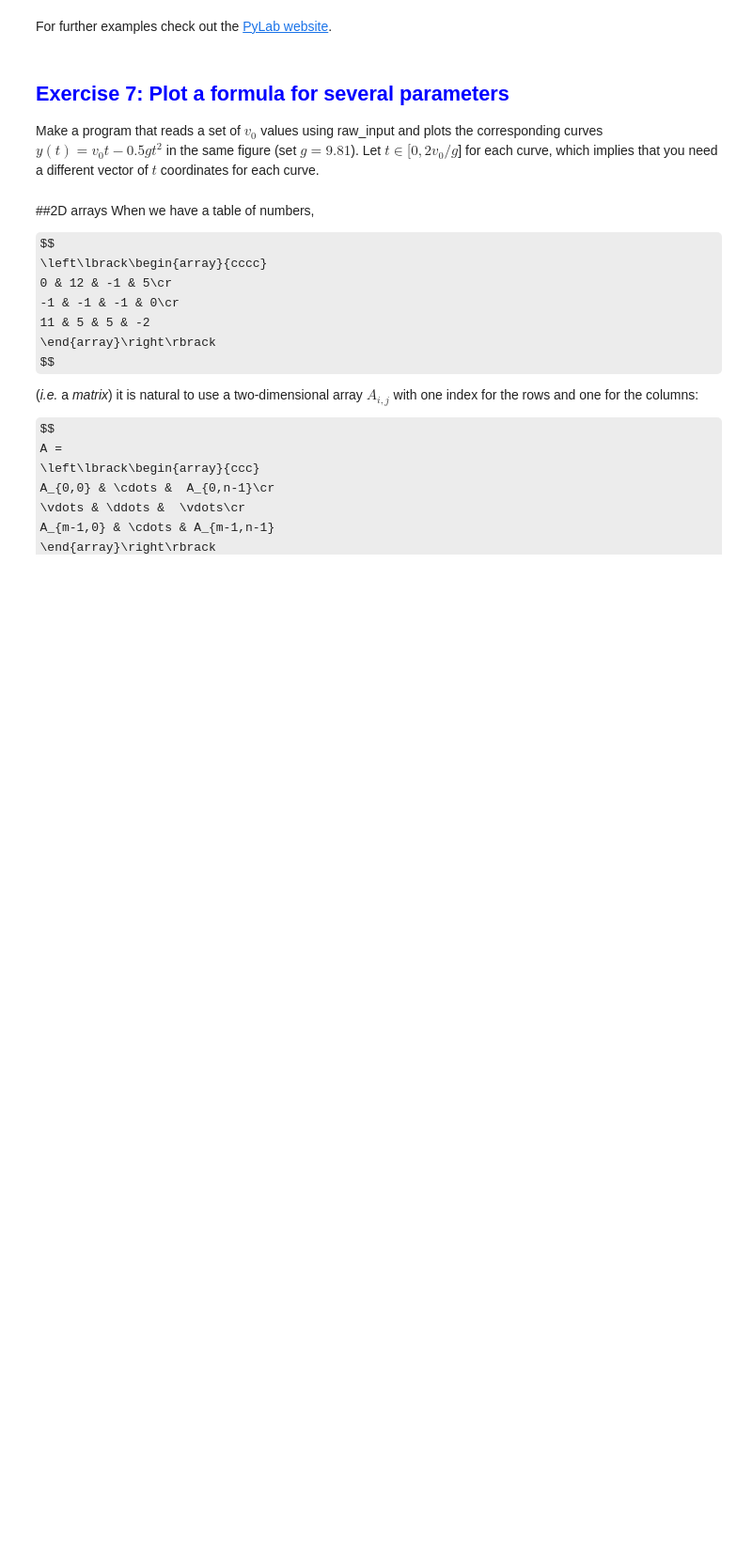
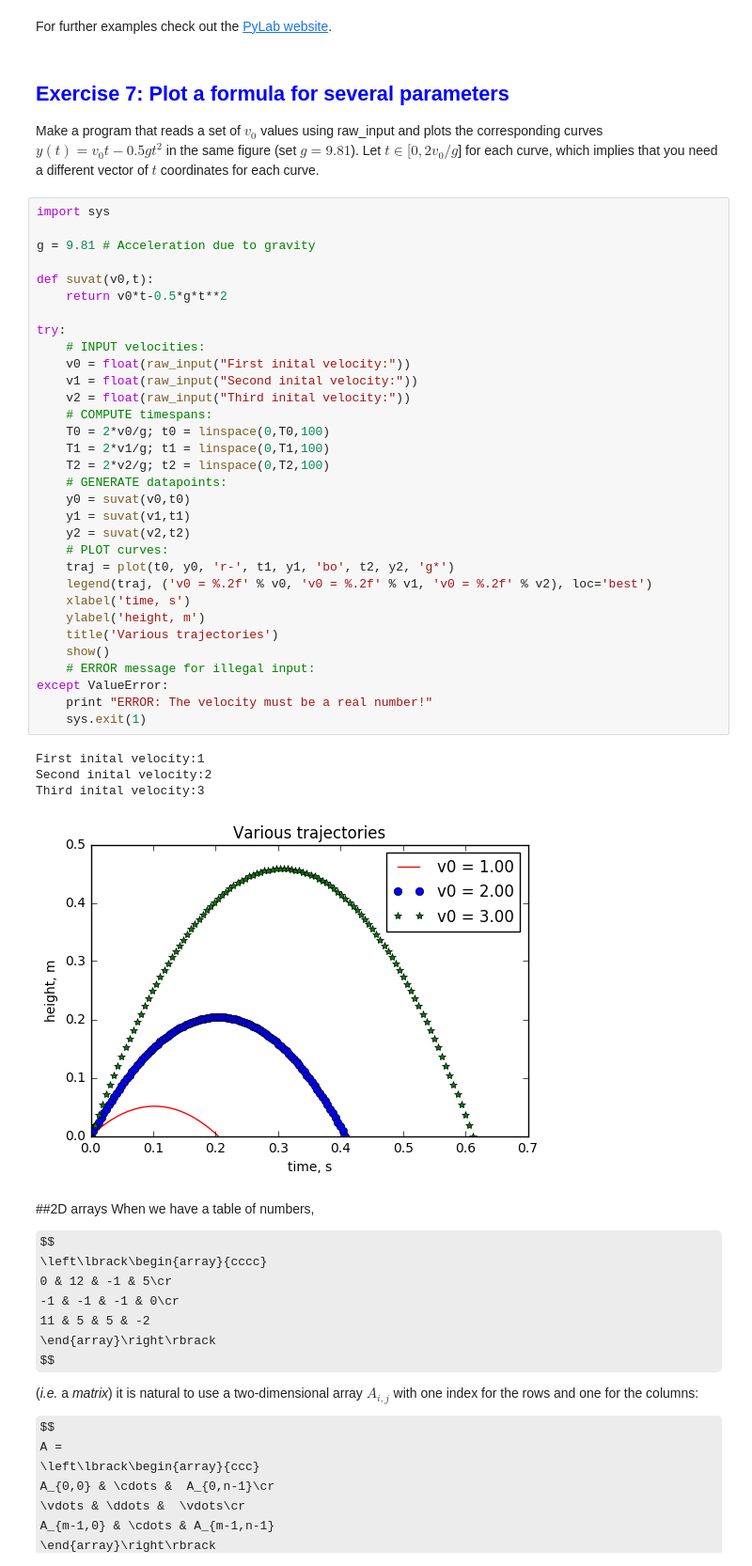
Before and after one commit to jwallwork23/Introduction-to-Python-programming-for-MPECDT, a Jupyter notebook: notebook/Python-4.ipynb, the cells around one changed output. Shown at 94% size. Cells and saved outputs as stored; diff of their text form; some formulas as TeX source; blank space fills up the shorter version.

```diff
--- a/notebook/Python-4.ipynb
+++ b/notebook/Python-4.ipynb
@@ -372,4 +425,41 @@ For further examples check out the [PyLab website](http://scipy.org/PyLab).
 Make a program that reads a set of $v_0$ values using raw_input and plots the corresponding curves $y(t) = v_0t − 0.5gt^2$ in the same figure (set $g = 9.81$). Let $t \in [0, 2v_0/g$] for each curve, which implies that you need a different vector of $t$ coordinates for each curve.
+# %%
+import sys
+
+g = 9.81 # Acceleration due to gravity
+
+def suvat(v0,t):
+    return v0*t-0.5*g*t**2
+
+try:
+    # INPUT velocities:
+    v0 = float(raw_input("First inital velocity:"))
+    v1 = float(raw_input("Second inital velocity:"))
+    v2 = float(raw_input("Third inital velocity:"))
+    # COMPUTE timespans:
+    T0 = 2*v0/g; t0 = linspace(0,T0,100)
+    T1 = 2*v1/g; t1 = linspace(0,T1,100)
+    T2 = 2*v2/g; t2 = linspace(0,T2,100)
+    # GENERATE datapoints:
+    y0 = suvat(v0,t0)
+    y1 = suvat(v1,t1)
+    y2 = suvat(v2,t2)
+    # PLOT curves:
+    traj = plot(t0, y0, 'r-', t1, y1, 'bo', t2, y2, 'g*')
+    legend(traj, ('v0 = %.2f' % v0, 'v0 = %.2f' % v1, 'v0 = %.2f' % v2), loc='best')
+    xlabel('time, s')
+    ylabel('height, m')
+    title('Various trajectories')
+    show()
+    # ERROR message for illegal input:
+except ValueError:
+    print "ERROR: The velocity must be a real number!"
+    sys.exit(1)
+# %% [output]
+First inital velocity:1
+Second inital velocity:2
+Third inital velocity:3
+[figure, added]
 # %% [markdown]
 ##2D arrays
 When we have a table of numbers,
```
Also changed, not shown: parts of 13 cells of this notebook, 2 other files.
